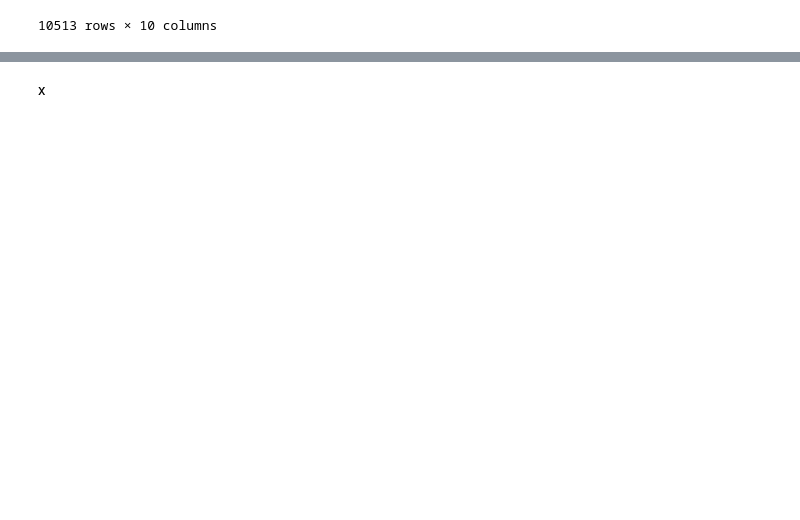
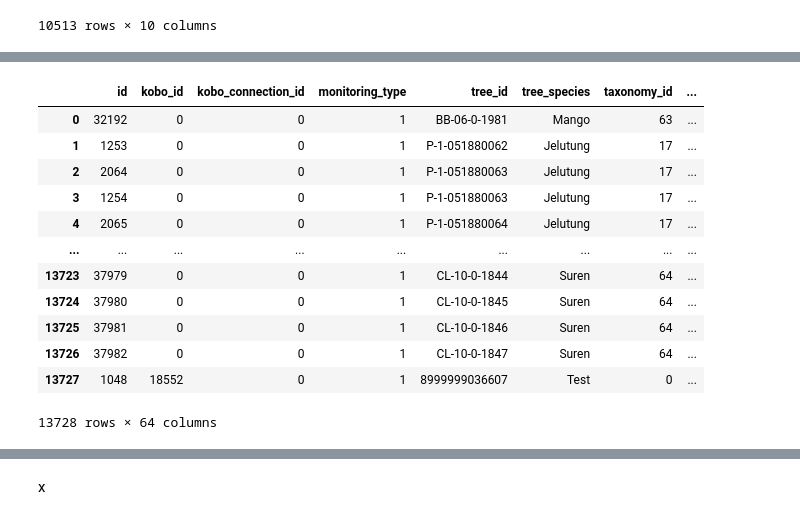
Before and after one commit to ZakiRMuc/CBRMS, a Jupyter notebook: CBRMS_biomass.ipynb, the cells around one changed output, grey strips where cells are left out. Cells and saved outputs as stored; diff of their text form; code cells hidden in the pictures; blank space fills up the shorter version.

```diff
--- a/CBRMS_biomass.ipynb
+++ b/CBRMS_biomass.ipynb
@@ -48,7 +48,7 @@ biomass_formulas['formula_python'] = biomass_formulas['formula'].str.replace('$'
 Changing data types for smooth operations
 # %%
 tree_monitorings[['tree_height', 'tree_dbh']] = tree_monitorings[['tree_height', 'tree_dbh']].astype('float')
-taxonomies['taxonomy_id'] = taxonomies['taxonomy_id'].astype('int')
+taxonomies['id'] = taxonomies['id'].astype('int')
 taxonomies['wood_density'] = taxonomies['wood_density'].astype('float')
 tree_monitorings['taxonomy_id'] = tree_monitorings['taxonomy_id'].astype('int')
 # %% [markdown]
@@ -76,8 +76,8 @@ Adding column of biomass_formula_id for simpler referencing in upcoming operatio
 dbh_exist = tree_monitorings['tree_dbh'].notna() # check which is not NA
 height_exist = tree_monitorings['tree_height'].notna() # check which is not NA
 
-trees_wood_density = [taxonomies.loc[taxonomies['taxonomy_id'] == tax_id, 'wood_density'].values[0]
-                if tax_id in taxonomies['taxonomy_id'].values else None
+trees_wood_density = [taxonomies.loc[taxonomies['id'] == tax_id, 'wood_density'].values[0]
+                if tax_id in taxonomies['id'].values else None
                 for tax_id in tree_monitorings['taxonomy_id']]
 # %%
 for index, (dbh, height, wood) in enumerate(zip(dbh_exist, height_exist, trees_wood_density)):
@@ -386,0 +394,16 @@ measurement_informations[measurement_informations['monitoring_type'] == 1].descr
+# %%
+tree_monitorings
+# %% [output]
+|  | id | kobo_id | kobo_connection_id | monitoring_type | tree_id | tree_species | taxonomy_id | ... |
+| 0 | 32192 | 0 | 0 | 1 | BB-06-0-1981 | Mango | 63 | ... |
+| 1 | 1253 | 0 | 0 | 1 | P-1-051880062 | Jelutung | 17 | ... |
+| 2 | 2064 | 0 | 0 | 1 | P-1-051880063 | Jelutung | 17 | ... |
+| 3 | 1254 | 0 | 0 | 1 | P-1-051880063 | Jelutung | 17 | ... |
+| 4 | 2065 | 0 | 0 | 1 | P-1-051880064 | Jelutung | 17 | ... |
+| ... | ... | ... | ... | ... | ... | ... | ... | ... |
+| 13723 | 37979 | 0 | 0 | 1 | CL-10-0-1844 | Suren | 64 | ... |
+| 13724 | 37980 | 0 | 0 | 1 | CL-10-0-1845 | Suren | 64 | ... |
+| 13725 | 37981 | 0 | 0 | 1 | CL-10-0-1846 | Suren | 64 | ... |
+| 13726 | 37982 | 0 | 0 | 1 | CL-10-0-1847 | Suren | 64 | ... |
+| 13727 | 1048 | 18552 | 0 | 1 | 8999999036607 | Test | 0 | ... |
+13728 rows × 64 columns
```
Also changed, not shown: parts of 16 cells of this notebook.
